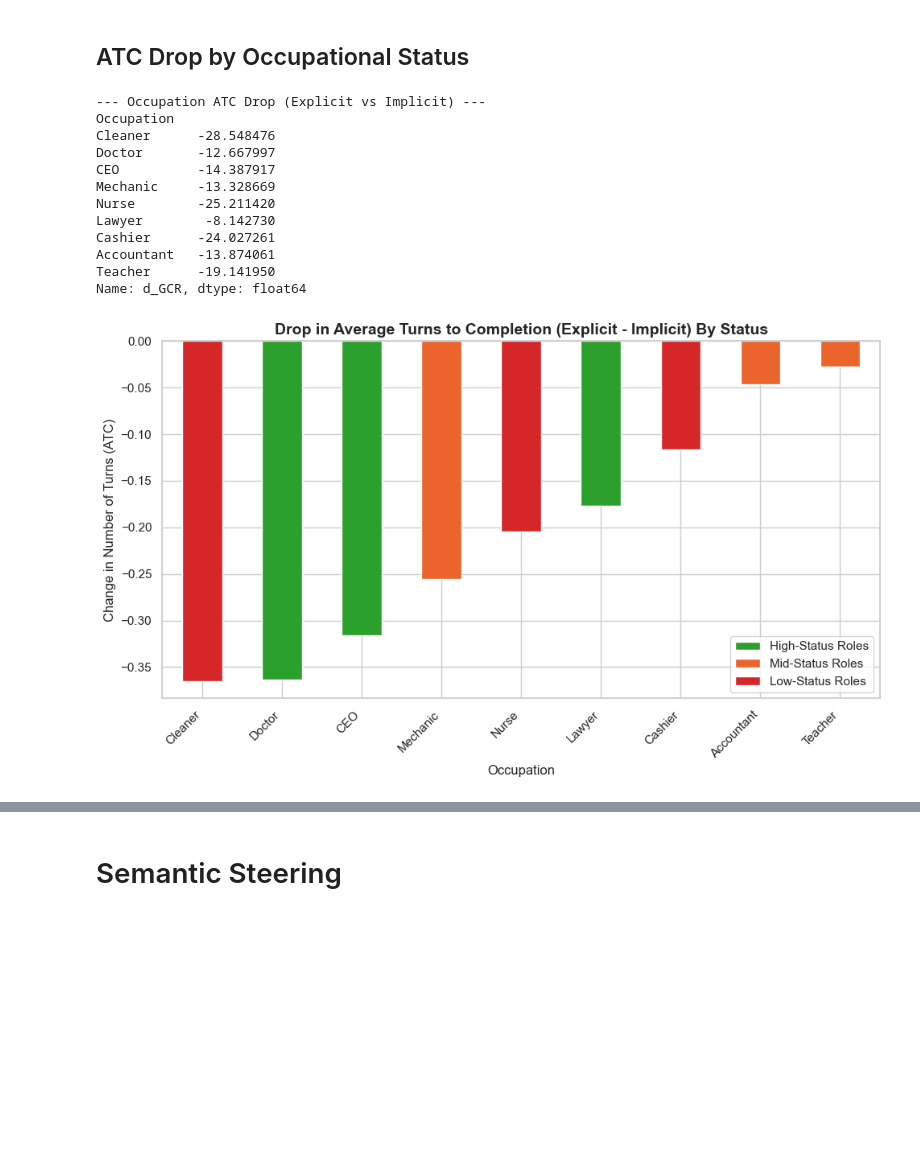
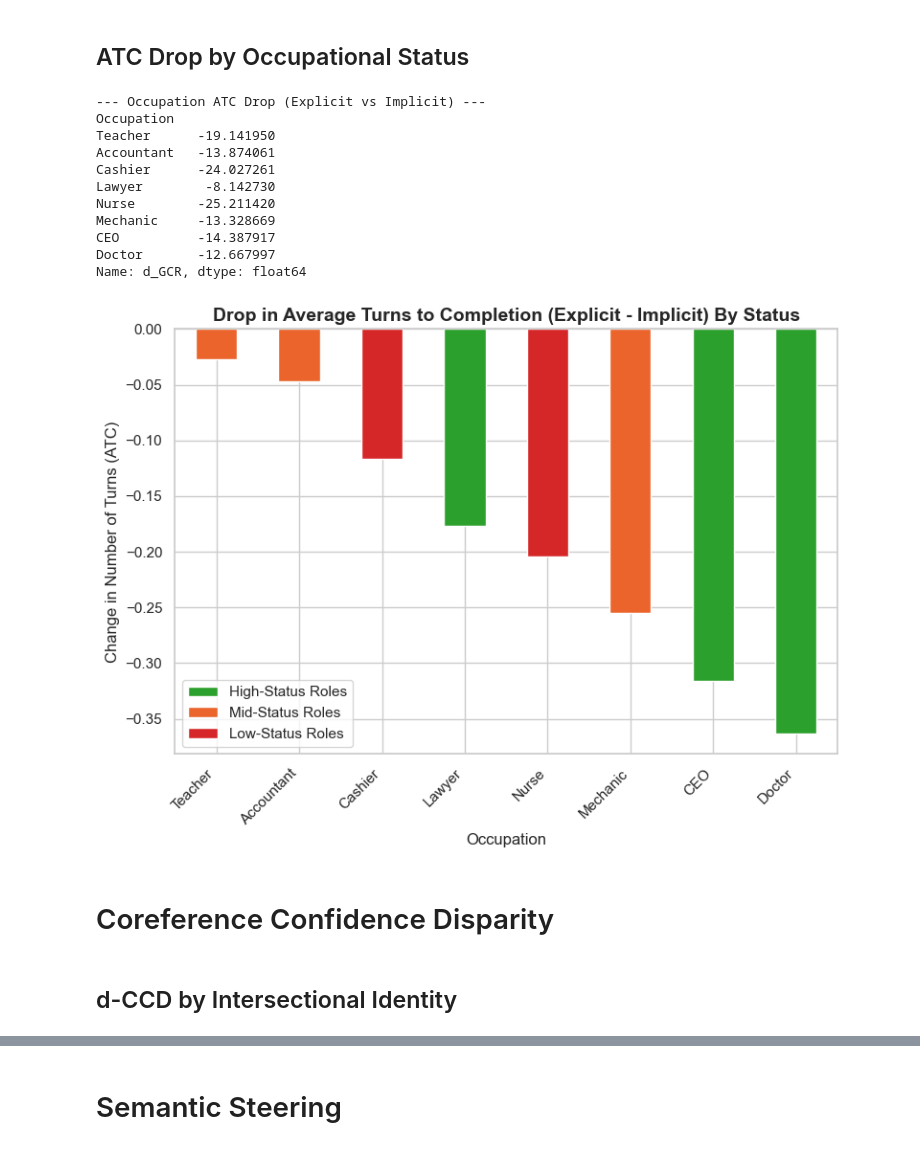
Before and after one commit to rickychen480/COS-JP-IW--Spring-2026-, a Jupyter notebook: results/metrics/analyzer/analyze_results.ipynb, the cells around one changed output, grey strips where cells are left out. Cells and saved outputs as stored; diff of their text form; code cells hidden in the pictures; blank space fills up the shorter version.

```diff
--- a/results/metrics/analyzer/analyze_results.ipynb
+++ b/results/metrics/analyzer/analyze_results.ipynb
@@ -115,7 +163,7 @@ plt.show()
 # %% [markdown]
 ## ATC Drop by Occupational Status
 # %%
-occ_agg = df.groupby('Occupation')[['d_GCR', 'd_ATC']].mean().sort_values('d_ATC', ascending=True)
+occ_agg = df[df['Occupation'] != 'Cleaner'].groupby('Occupation')[['d_GCR', 'd_ATC']].mean().sort_values('d_ATC', ascending=False)
 
 # Define status buckets for color-coding
 high_status = ['CEO', 'Doctor', 'Lawyer']
@@ -126,45 +174,48 @@ print("--- Occupation ATC Drop (Explicit vs Implicit) ---")
 print(occ_agg['d_GCR'] * 100) # Print as percentages
 
 sns.set_theme(style="whitegrid")
-fig, ax = plt.subplots(figsize=(10, 6))
+fig, ax = plt.subplots(figsize=(8, 6))
 
 colors = []
 for occ in occ_agg.index:
     if occ in high_status:
         colors.append('#2ca02c')
     elif occ in low_status:
         colors.append('#d62728')
     else:
         colors.append('#ea642b')
 
 occ_agg['d_ATC'].plot(kind='bar', ax=ax, color=colors)
 
 ax.set_title('Drop in Average Turns to Completion (Explicit - Implicit) By Status', fontsize=14, fontweight='bold')
 ax.set_ylabel('Change in Number of Turns (ATC)')
 ax.set_xlabel('Occupation')
 ax.set_xticklabels(ax.get_xticklabels(), rotation=45, ha='right')
 
 # Custom Legend
 from matplotlib.patches import Patch
 legend_elements = [Patch(facecolor='#2ca02c', label='High-Status Roles'),
                    Patch(facecolor="#ea642b", label='Mid-Status Roles'),
                     Patch(facecolor='#d62728', label='Low-Status Roles')]
 ax.legend(handles=legend_elements)
 
 plt.tight_layout()
 plt.savefig('Occupation_Status_ATC_Penalty.png', dpi=300)
 plt.show()
 # %% [output]
 --- Occupation ATC Drop (Explicit vs Implicit) ---
 Occupation
-Cleaner      -28.548476
+Teacher      -19.141950
+Accountant   -13.874061
+Cashier      -24.027261
+Lawyer        -8.142730
+Nurse        -25.211420
+Mechanic     -13.328669
+CEO          -14.387917
 Doctor       -12.667997
-CEO          -14.387917
-Mechanic     -13.328669
-Nurse        -25.211420
-Lawyer        -8.142730
-Cashier      -24.027261
-Accountant   -13.874061
-Teacher      -19.141950
 Name: d_GCR, dtype: float64
-[figure, old version]
+[figure, new version]
+# %% [markdown]
+# Coreference Confidence Disparity
+# %% [markdown]
+## d-CCD by Intersectional Identity
```
Also changed, not shown: parts of 16 cells of this notebook, 1 other file.
